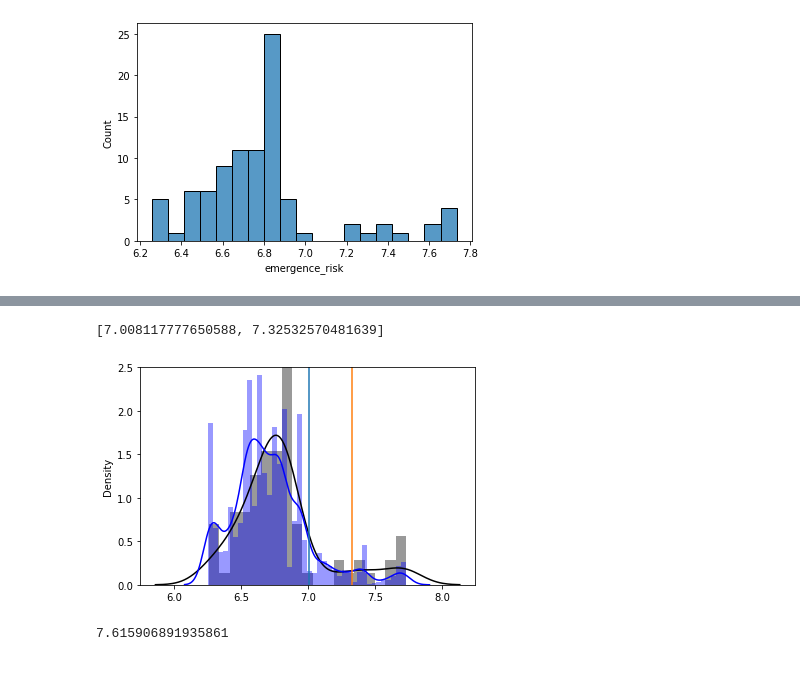
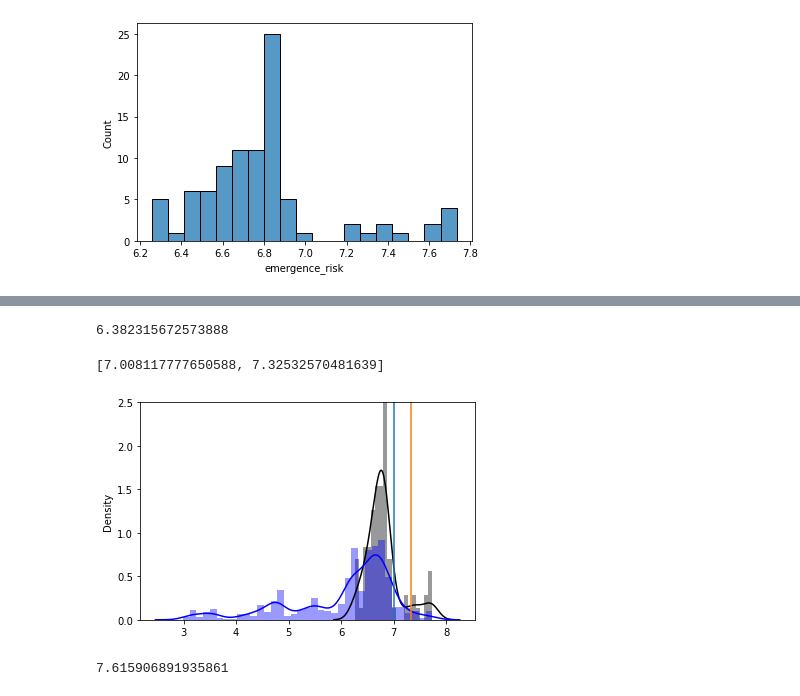
Before and after one commit to zeroknowledgediscovery/emergenet, a Jupyter notebook: paper_data_v3/irat_enet/animal_predictions.ipynb, the cells around one changed output, grey strips where cells are left out. Saved outputs shown, nothing was run; the diff lists cells and outputs as text; code cells hidden in the pictures.

```diff
--- a/paper_data_v3/irat_enet/animal_predictions.ipynb
+++ b/paper_data_v3/irat_enet/animal_predictions.ipynb
@@ -190,19 +316,24 @@ dfit.plot()
+# %%
+data=animal['emergence'].values#np.exp(-animal['emergence'].values)
+np.median(data)
+# %% [output]
+6.382315672573888
 # %%
 ax=sns.distplot(collapseddf.emergence_risk.values,norm_hist=True,color='#000000')
 X=animal['emergence'].values
-X=X[X>6.25]
+#X=X[X>6.25]
 sns.distplot(X,ax=ax,norm_hist=True,color='b')
 ylim=ax.get_ylim()
 Q=[np.quantile(collapseddf.emergence_risk.values,q=x) for x in [.87,.9]]
 ax.plot([Q[0],Q[0]],ylim)
 ax.plot([Q[1],Q[1]],ylim)
 ax.set_ylim(ylim[0],2.5)
 Q
 #import tikzplotlib
 #tikzplotlib.save("../../tex/overleaf3/Figures/straindist.tex")
 # %% [output]
 [7.008117777650588, 7.32532570481639]
-[figure, old version]
+[figure, new version]
 # %%
 np.quantile(collapseddf.emergence_risk.values,q=.95)
 # %% [output]
```
Also changed, not shown: parts of 10 cells of this notebook, 7 other files.
